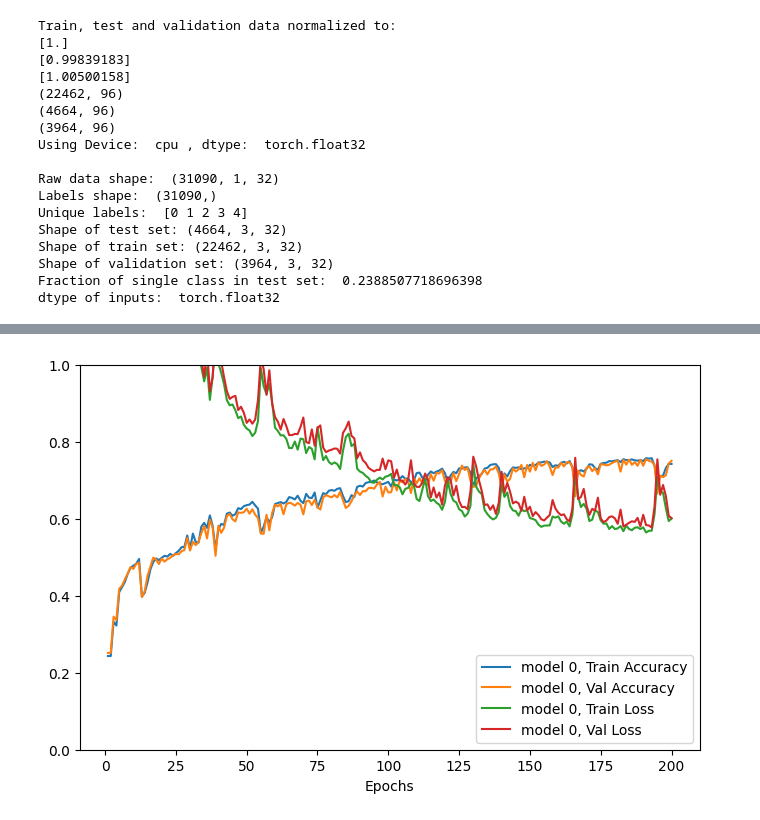
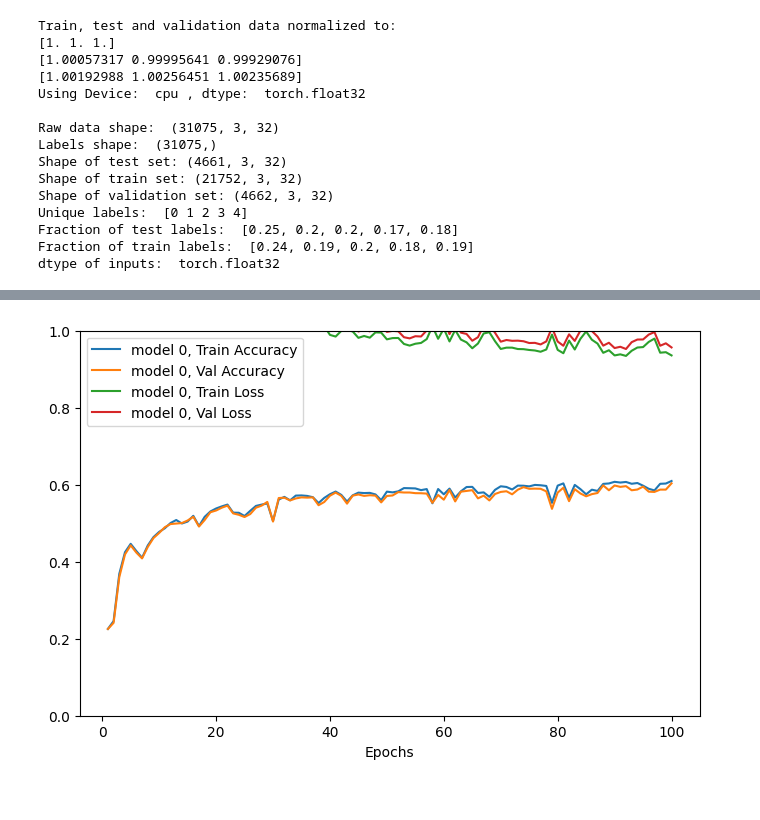
Before and after one commit to GuiMacielPereira/sensor_ML, a Jupyter notebook: notebooks/03_lstm.sync.ipynb, the cells around one changed output, grey strips where cells are left out. Cells and saved outputs as stored; diff of their text form; code cells hidden in the pictures.

```diff
--- a/notebooks/03_lstm.sync.ipynb
+++ b/notebooks/03_lstm.sync.ipynb
@@ -57,39 +59,38 @@ Model 0: 64.0%
 # %%
 # Look at 3 triggers
-from peratouch.core_funcs import Data, Trainer, plot_train, test_accuracy
+from peratouch.data import Data, test_accuracy
+from peratouch.trainer import Trainer, plot_train
 from peratouch.networks import lstm
 from peratouch.config import datapath_five_users
 
 input_size = 32
 D = Data(datapath_five_users, triggers=True, releases=False)
+D.group_presses()
 D.split()
 D.normalize()
-D.resample_random_combinations(aug_factor=1)
 D.reshape_for_lstm(input_size=input_size, sliding=False)
 D.tensors_to_device()
 D.print_shapes()
 # %% [output]
 Train, test and validation data normalized to:
-[1.]
-[0.99839183]
-[1.00500158]
-(22462, 96)
-(4664, 96)
-(3964, 96)
+[1. 1. 1.]
+[1.00057317 0.99995641 0.99929076]
+[1.00192988 1.00256451 1.00235689]
 Using Device:  cpu , dtype:  torch.float32
 
-Raw data shape:  (31090, 1, 32)
-Labels shape:  (31090,)
+Raw data shape:  (31075, 3, 32)
+Labels shape:  (31075,)
+Shape of test set: (4661, 3, 32)
+Shape of train set: (21752, 3, 32)
+Shape of validation set: (4662, 3, 32)
 Unique labels:  [0 1 2 3 4]
-Shape of test set: (4664, 3, 32)
-Shape of train set: (22462, 3, 32)
-Shape of validation set: (3964, 3, 32)
-Fraction of single class in test set:  0.2388507718696398
+Fraction of test labels:  [0.25, 0.2, 0.2, 0.17, 0.18]
+Fraction of train labels:  [0.24, 0.19, 0.2, 0.18, 0.19]
 dtype of inputs:  torch.float32
 # %%
-model = lstm(input_size=input_size, hidden_size=int(input_size/2), out_size=5, dropout=0.2)
+model = lstm(input_size=input_size, hidden_size=int(input_size/2), out_size=5, dropout=0)
 T = Trainer(D)
-T.setup(model, learning_rate=1e-2, weight_decay=1e-3, batch_size=5000, max_epochs=200)
+T.setup(model, learning_rate=1e-2, weight_decay=1e-3, batch_size=5000, max_epochs=100)
 T.train_model(model)
 plot_train([T])
 test_accuracy([D], [model])
@@ -114 +115 @@ Model 0: 74.3%
-[figure, old version]
+[figure, new version]
```
Also changed, not shown: parts of 5 cells of this notebook, 10 other files.
